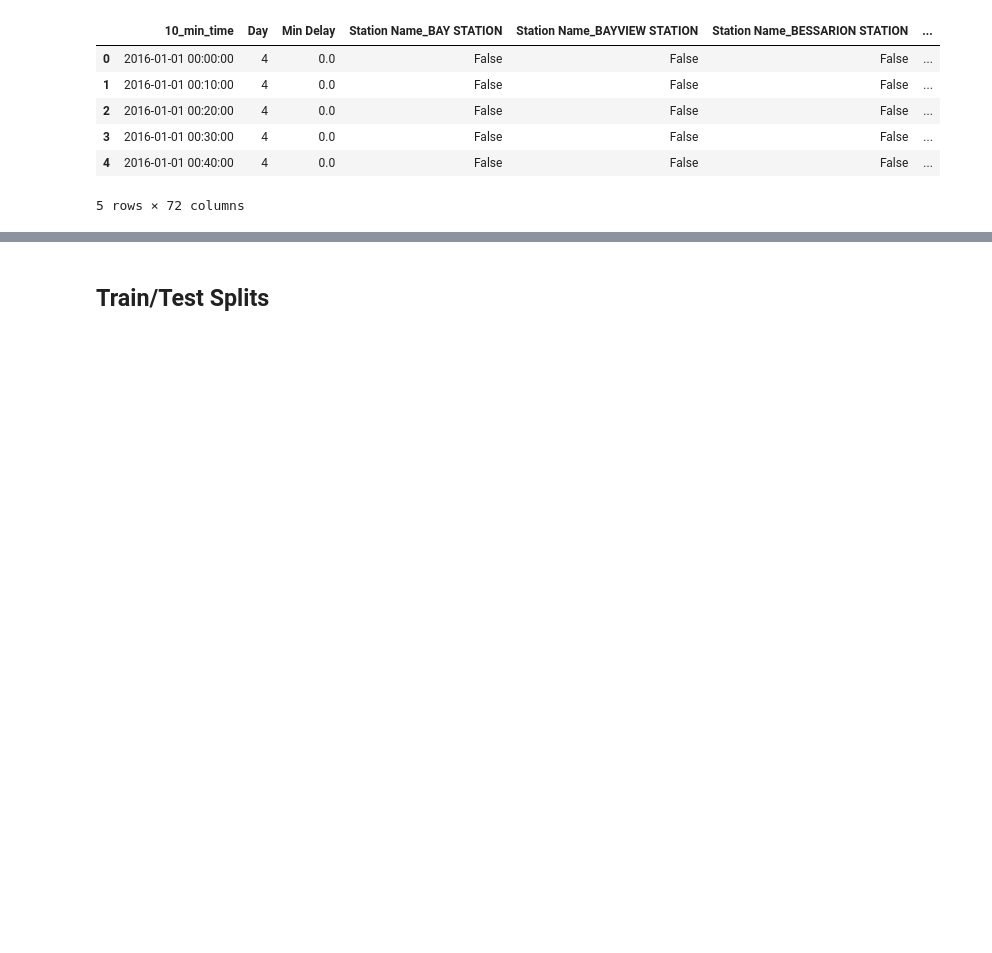
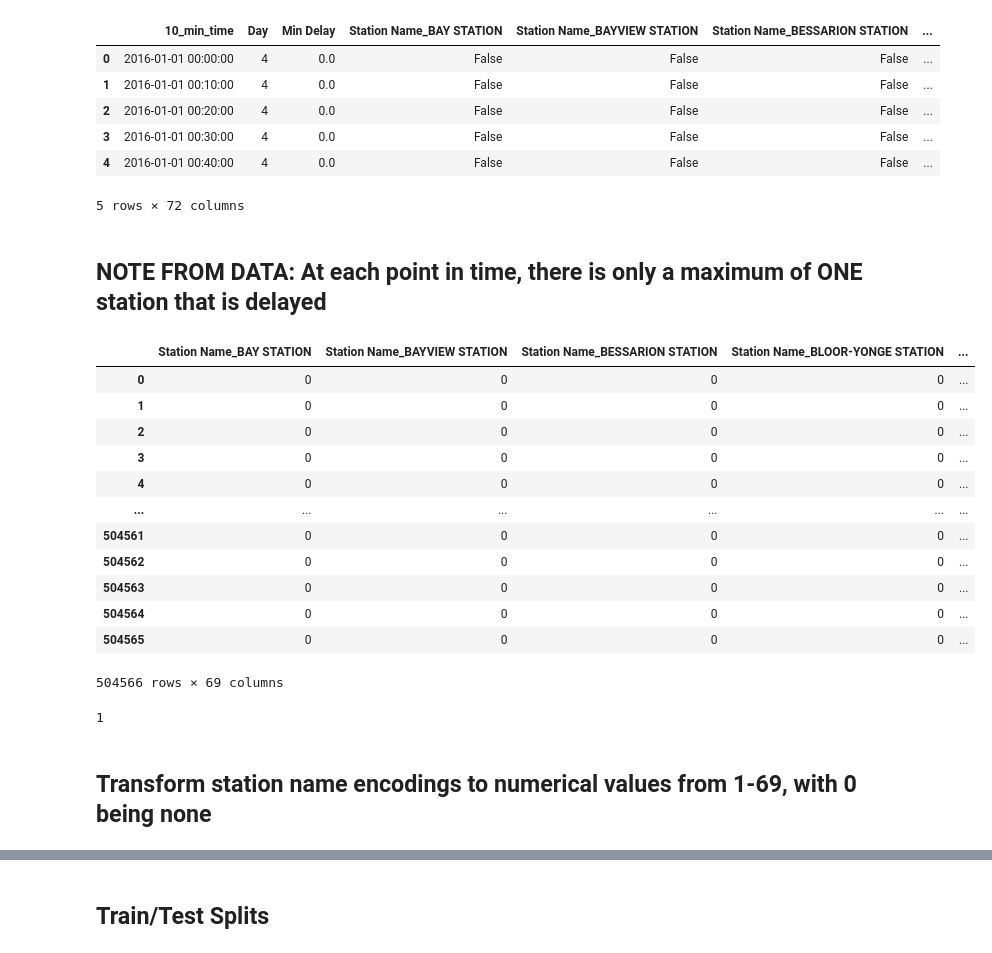
Before and after one commit to michelleyucollins/TardyTerminatorCommittee, a Jupyter notebook: subway_analysis/models/LSTM_model.ipynb, the cells around one changed output, grey strips where cells are left out. Drawn from its saved outputs; the diff is of its cells as text; code cells hidden in the pictures; blank space fills up the shorter version.

```diff
--- a/subway_analysis/models/LSTM_model.ipynb
+++ b/subway_analysis/models/LSTM_model.ipynb
@@ -64,3 +68,27 @@ display(lstm_data.head())
 | 3 | 2016-01-01 00:30:00 | 4 | 0.0 | False | False | False | ... |
 | 4 | 2016-01-01 00:40:00 | 4 | 0.0 | False | False | False | ... |
 5 rows × 72 columns
+# %% [markdown]
+## NOTE FROM DATA: At each point in time, there is only a maximum of ONE station that is delayed
+# %%
+stations = lstm_data[lstm_data.columns[3:]]
+stations = stations.astype(int)
+display(stations)
+print(stations.sum(axis=1).max())
+# %% [output]
+|  | Station Name_BAY STATION | Station Name_BAYVIEW STATION | Station Name_BESSARION STATION | Station Name_BLOOR-YONGE STATION | ... |
+| 0 | 0 | 0 | 0 | 0 | ... |
+| 1 | 0 | 0 | 0 | 0 | ... |
+| 2 | 0 | 0 | 0 | 0 | ... |
+| 3 | 0 | 0 | 0 | 0 | ... |
+| 4 | 0 | 0 | 0 | 0 | ... |
+| ... | ... | ... | ... | ... | ... |
+| 504561 | 0 | 0 | 0 | 0 | ... |
+| 504562 | 0 | 0 | 0 | 0 | ... |
+| 504563 | 0 | 0 | 0 | 0 | ... |
+| 504564 | 0 | 0 | 0 | 0 | ... |
+| 504565 | 0 | 0 | 0 | 0 | ... |
+504566 rows × 69 columns
+1
+# %% [markdown]
+## Transform station name encodings to numerical values from 1-69, with 0 being none
```
Also changed, not shown: parts of 18 cells of this notebook.
